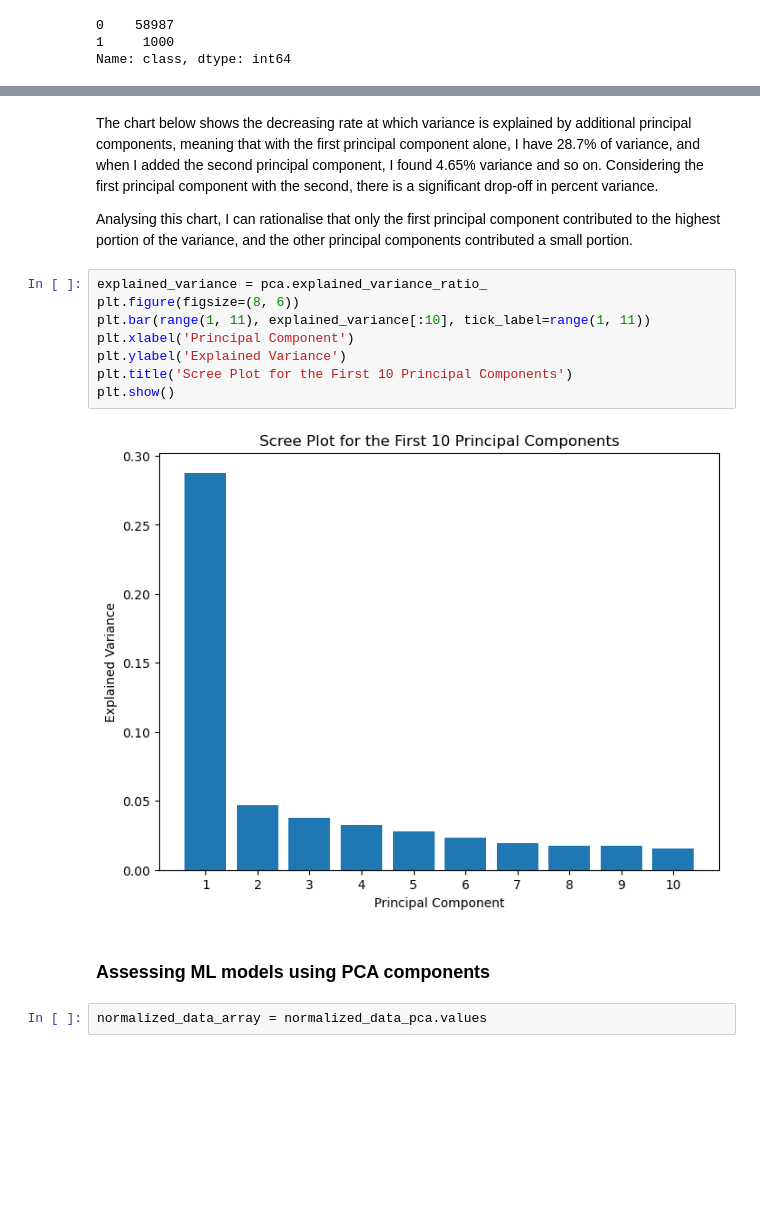
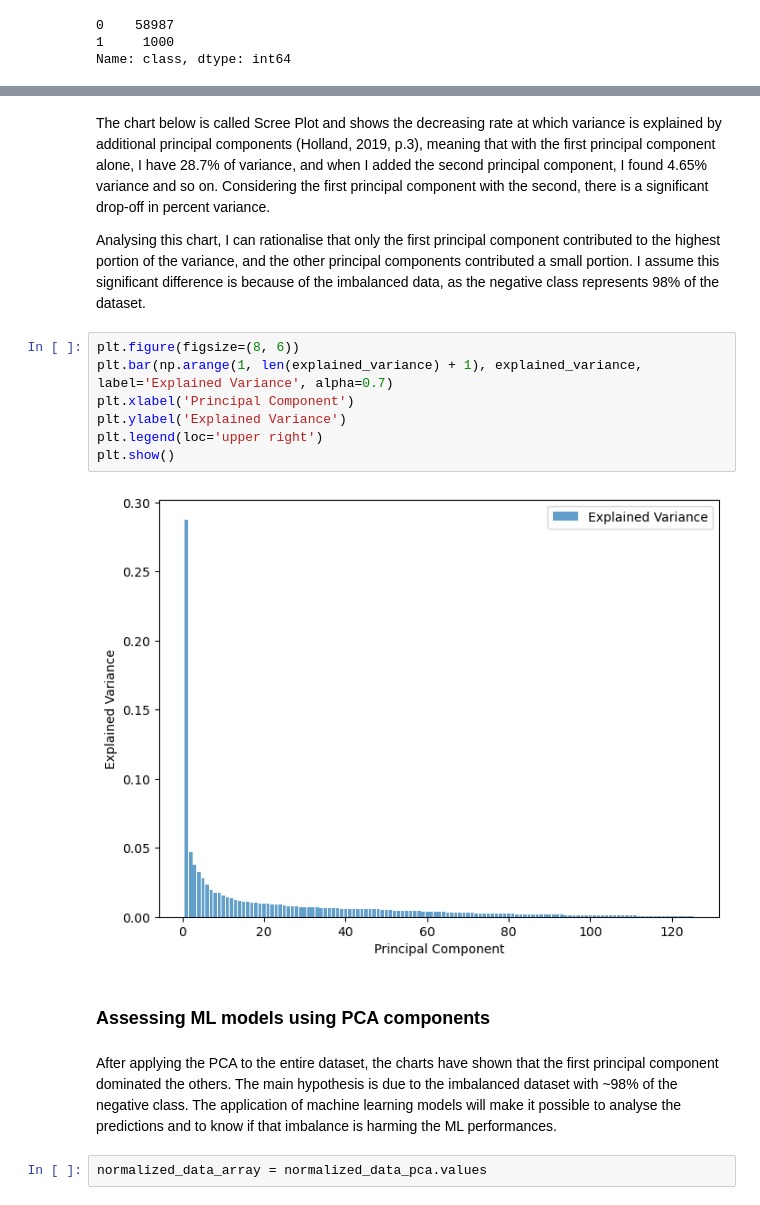
Before and after one commit to DanielaBarreto2023278/CA1_DataPrep_HDip, a Jupyter notebook: DanielaMarianoBarreto_DPrepHDip_CA1.ipynb, the cells around one changed output, grey strips where cells are left out. Cells and saved outputs as stored; diff of their text form; blank space fills up the shorter version.

```diff
--- a/DanielaMarianoBarreto_DPrepHDip_CA1.ipynb
+++ b/DanielaMarianoBarreto_DPrepHDip_CA1.ipynb
@@ -783,19 +798,21 @@ plt.show()
 # %% [markdown]
-The chart below shows the decreasing rate at which variance is explained by additional principal components, meaning that with the first principal component alone, I have 28.7% of variance, and when I added the second principal component, I found 4.65% variance and so on. Considering the first principal component with the second, there is a significant drop-off in percent variance.
+The chart below is called Scree Plot and shows the decreasing rate at which variance is explained by additional principal components (Holland, 2019, p.3), meaning that with the first principal component alone, I have 28.7% of variance, and when I added the second principal component, I found 4.65% variance and so on. Considering the first principal component with the second, there is a significant drop-off in percent variance.
 
-Analysing this chart, I can rationalise that only the first principal component contributed to the highest portion of the variance, and the other principal components contributed a small portion.
+Analysing this chart, I can rationalise that only the first principal component contributed to the highest portion of the variance, and the other principal components contributed a small portion. I assume this significant difference is because of the imbalanced data, as the negative class represents 98% of the dataset.
-# %%
-explained_variance = pca.explained_variance_ratio_
-plt.figure(figsize=(8, 6))
-plt.bar(range(1, 11), explained_variance[:10], tick_label=range(1, 11))
-plt.xlabel('Principal Component')
-plt.ylabel('Explained Variance')
-plt.title('Scree Plot for the First 10 Principal Components')
-plt.show()
-# %% [output]
-[figure, removed]
+# %%
+plt.figure(figsize=(8, 6))
+plt.bar(np.arange(1, len(explained_variance) + 1), explained_variance, label='Explained Variance', alpha=0.7)
+plt.xlabel('Principal Component')
+plt.ylabel('Explained Variance')
+plt.legend(loc='upper right')
+plt.show()
+# %% [output]
+[figure, added]
 # %% [markdown]
 ### Assessing ML models using PCA components
+# %% [markdown]
+After applying the PCA to the entire dataset, the charts have shown that the first principal component dominated the others. The main hypothesis is due to the imbalanced dataset with ~98% of the negative class.
+The application of machine learning models will make it possible to analyse the predictions and to know if that imbalance is harming the ML performances.
 # %%
 normalized_data_array = normalized_data_pca.values
 # %%
```
Also changed, not shown: parts of 24 cells of this notebook.
